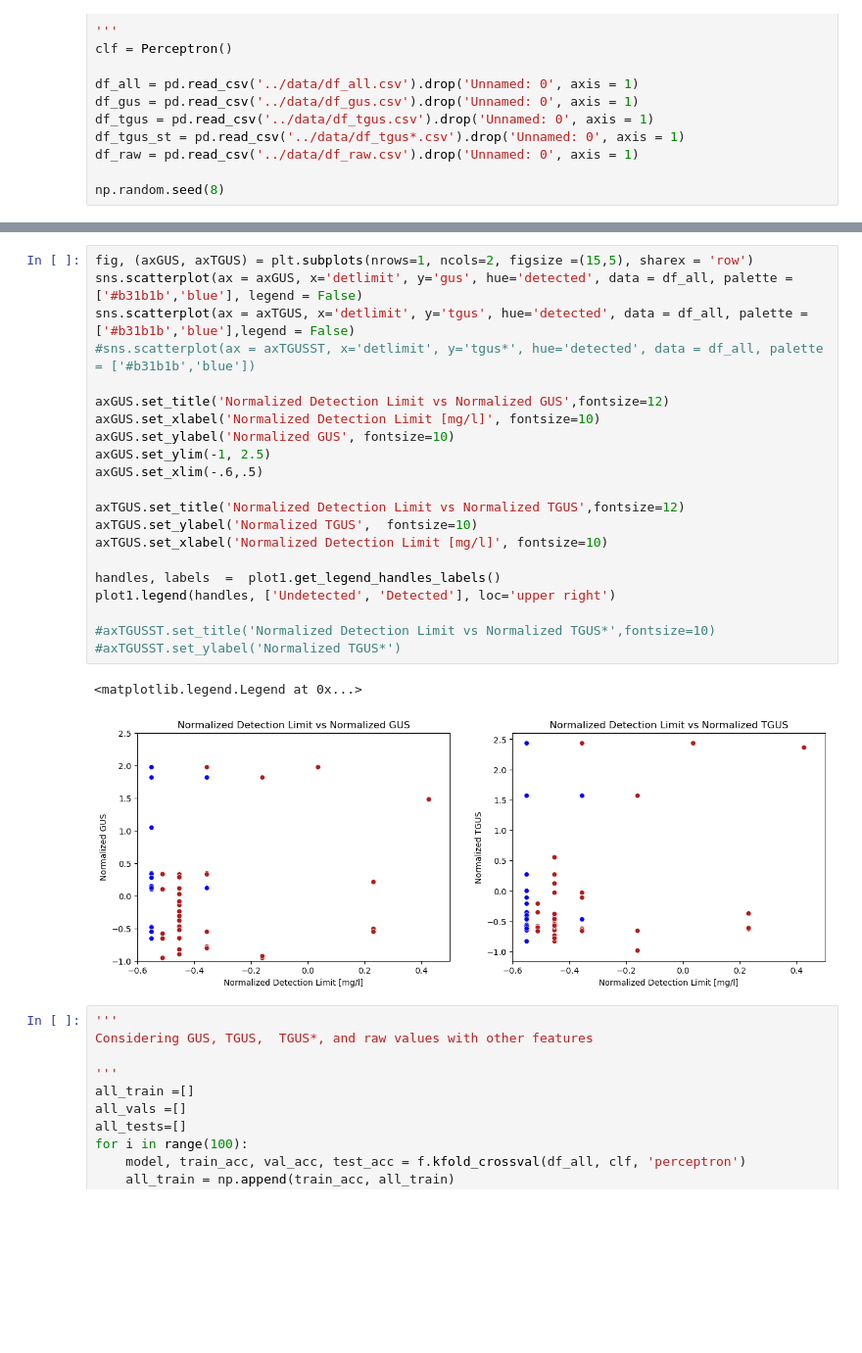
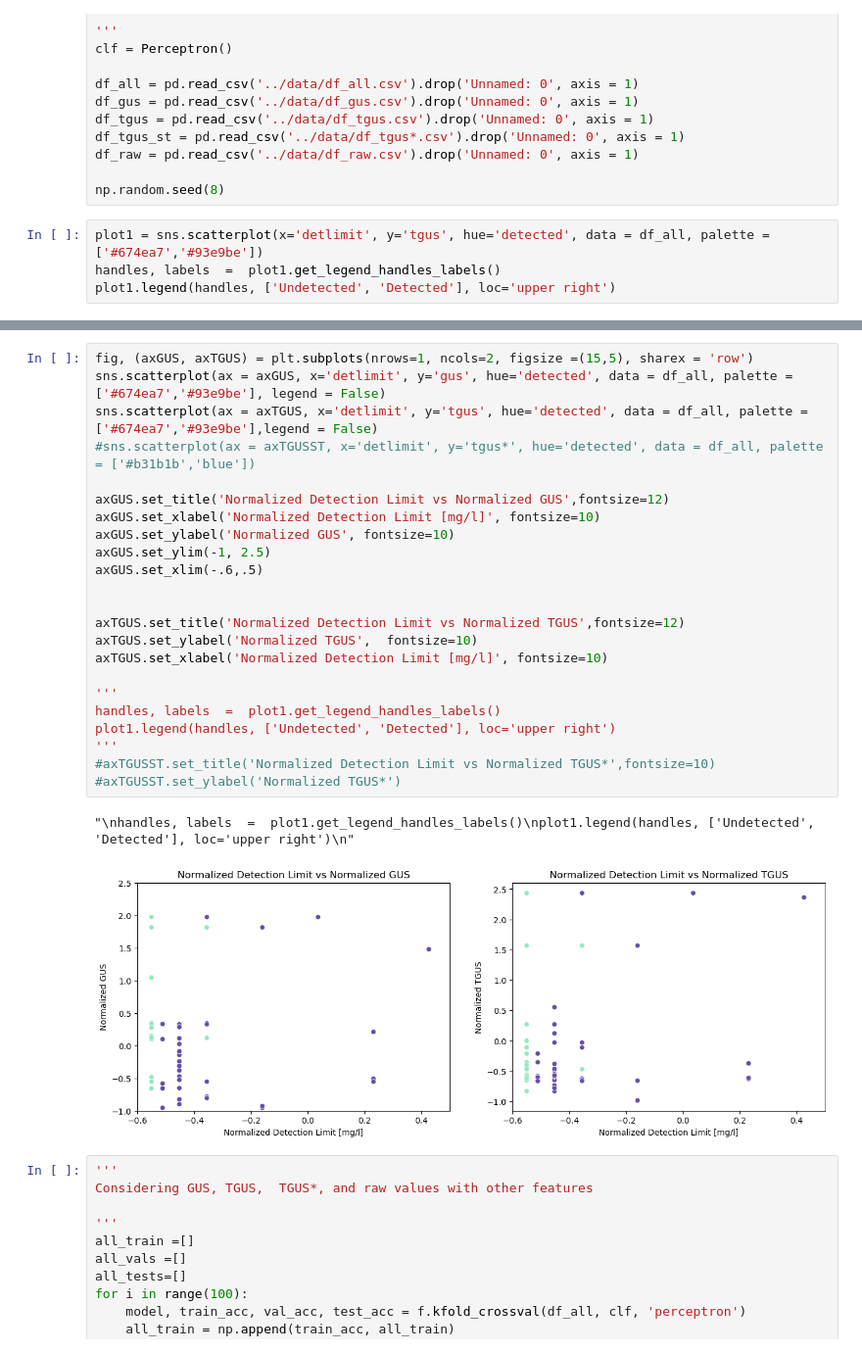
Before and after one commit to izguenther6/orie4741-final, a Jupyter notebook: scripts/perceptron.ipynb, the cells around one changed output, grey strips where cells are left out. Shown at 98% size. Drawn from its saved outputs; the diff is of its cells as text; blank space fills up the shorter version.

```diff
--- a/scripts/perceptron.ipynb
+++ b/scripts/perceptron.ipynb
@@ -31,3 +31,7 @@ df_tgus_st = pd.read_csv('../data/df_tgus*.csv').drop('Unnamed: 0', axis = 1)
 df_raw = pd.read_csv('../data/df_raw.csv').drop('Unnamed: 0', axis = 1)
 
 np.random.seed(8)
+# %%
+plot1 = sns.scatterplot(x='detlimit', y='tgus', hue='detected', data = df_all, palette = ['#674ea7','#93e9be'])
+handles, labels  =  plot1.get_legend_handles_labels()
+plot1.legend(handles, ['Undetected', 'Detected'], loc='upper right')
@@ -34,27 +41,29 @@ np.random.seed(8)
 # %%
 fig, (axGUS, axTGUS) = plt.subplots(nrows=1, ncols=2, figsize =(15,5), sharex = 'row')
-sns.scatterplot(ax = axGUS, x='detlimit', y='gus', hue='detected', data = df_all, palette = ['#b31b1b','blue'], legend = False)
-sns.scatterplot(ax = axTGUS, x='detlimit', y='tgus', hue='detected', data = df_all, palette = ['#b31b1b','blue'],legend = False)
+sns.scatterplot(ax = axGUS, x='detlimit', y='gus', hue='detected', data = df_all, palette = ['#674ea7','#93e9be'], legend = False)
+sns.scatterplot(ax = axTGUS, x='detlimit', y='tgus', hue='detected', data = df_all, palette = ['#674ea7','#93e9be'],legend = False)
 #sns.scatterplot(ax = axTGUSST, x='detlimit', y='tgus*', hue='detected', data = df_all, palette = ['#b31b1b','blue'])
 
 axGUS.set_title('Normalized Detection Limit vs Normalized GUS',fontsize=12)
 axGUS.set_xlabel('Normalized Detection Limit [mg/l]', fontsize=10)
 axGUS.set_ylabel('Normalized GUS', fontsize=10)
 axGUS.set_ylim(-1, 2.5)
 axGUS.set_xlim(-.6,.5)
 
+
 axTGUS.set_title('Normalized Detection Limit vs Normalized TGUS',fontsize=12)
 axTGUS.set_ylabel('Normalized TGUS',  fontsize=10)
 axTGUS.set_xlabel('Normalized Detection Limit [mg/l]', fontsize=10)
 
+'''
 handles, labels  =  plot1.get_legend_handles_labels()
 plot1.legend(handles, ['Undetected', 'Detected'], loc='upper right')
-
+'''
 #axTGUSST.set_title('Normalized Detection Limit vs Normalized TGUS*',fontsize=10)
 #axTGUSST.set_ylabel('Normalized TGUS*')
 # %% [output]
-<matplotlib.legend.Legend at 0x...>
+"\nhandles, labels  =  plot1.get_legend_handles_labels()\nplot1.legend(handles, ['Undetected', 'Detected'], loc='upper right')\n"
-[figure, old version]
+[figure, new version]
 # %%
 '''
 Considering GUS, TGUS,  TGUS*, and raw values with other features
```
Also changed, not shown: parts of 1 cell of this notebook, 2 other files.
